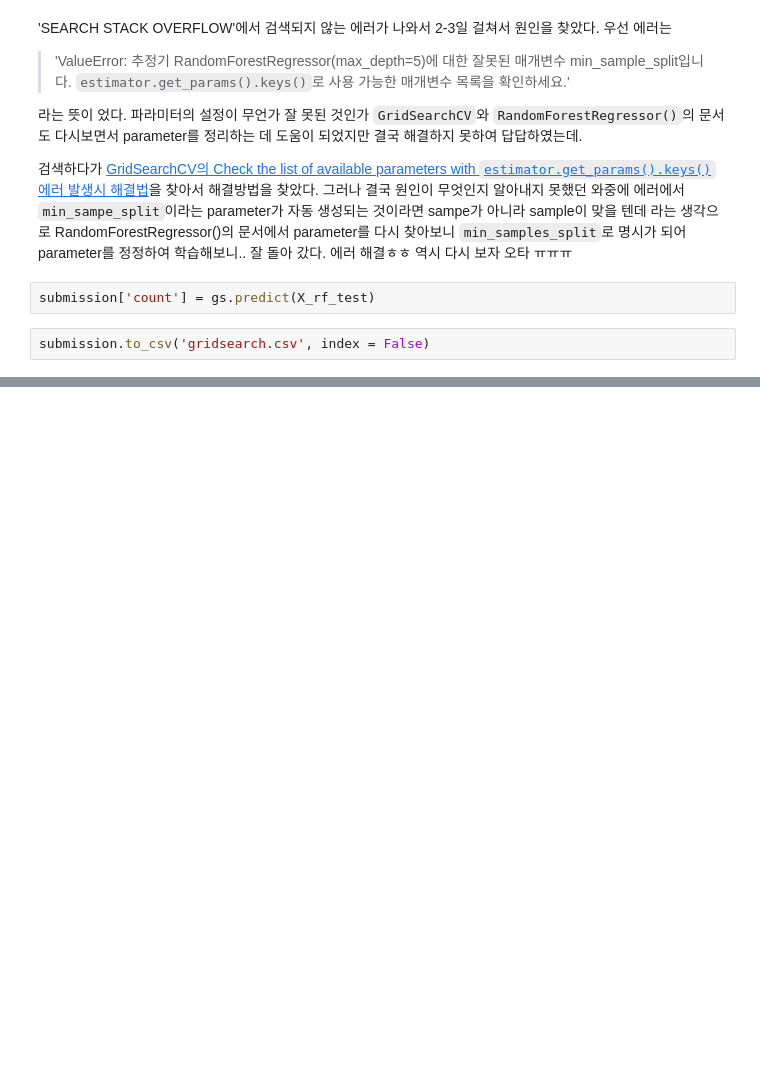
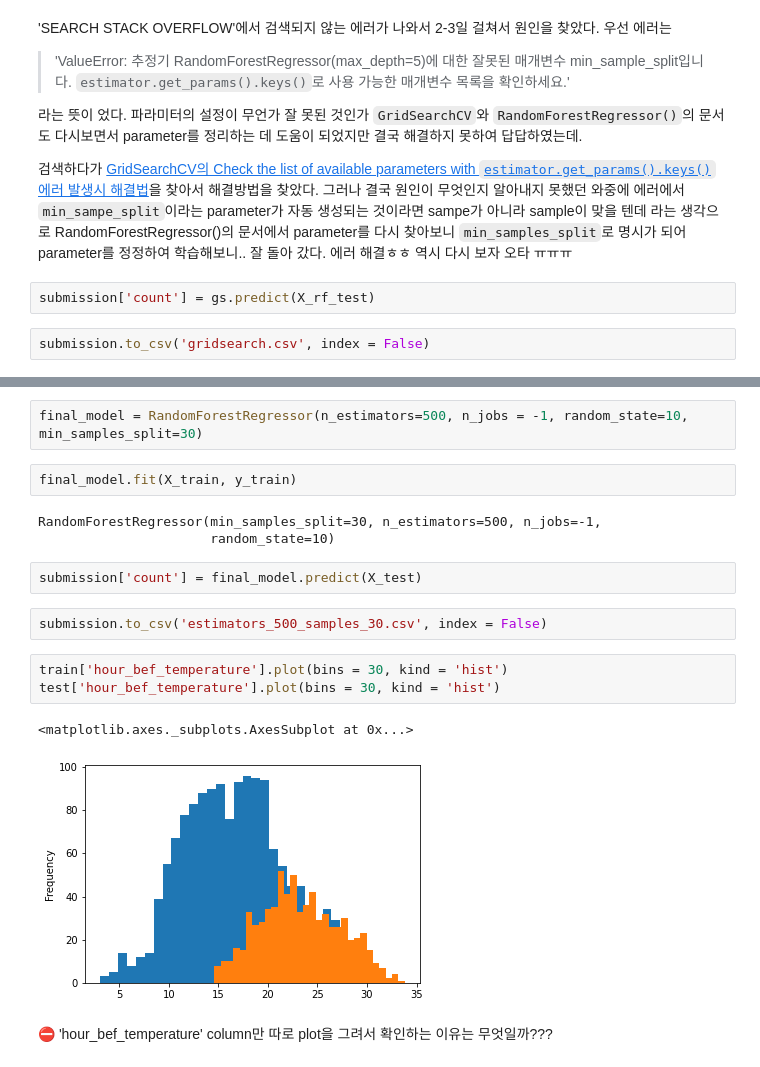
Before and after one commit to thwjd639/Data_Analysis, a Jupyter notebook: 220317 서울시 따릉이 자전거 이용 예측 AI모델 필사.ipynb, the cells around one changed output, grey strips where cells are left out. Cells and saved outputs as stored; diff of their text form; blank space fills up the shorter version.

```diff
--- a/220317 서울시 따릉이 자전거 이용 예측 AI모델 필사.ipynb
+++ b/220317 서울시 따릉이 자전거 이용 예측 AI모델 필사.ipynb
@@ -654,0 +864,19 @@ GridSearchCV 최고 정확도:-1776.4053
+# %%
+final_model = RandomForestRegressor(n_estimators=500, n_jobs = -1, random_state=10, min_samples_split=30)
+# %%
+final_model.fit(X_train, y_train)
+# %% [output]
+RandomForestRegressor(min_samples_split=30, n_estimators=500, n_jobs=-1,
+                      random_state=10)
+# %%
+submission['count'] = final_model.predict(X_test)
+# %%
+submission.to_csv('estimators_500_samples_30.csv', index = False)
+# %%
+train['hour_bef_temperature'].plot(bins = 30, kind = 'hist')
+test['hour_bef_temperature'].plot(bins = 30, kind = 'hist')
+# %% [output]
+<matplotlib.axes._subplots.AxesSubplot at 0x...>
+[figure, added]
+# %% [markdown]
+⛔ 'hour_bef_temperature' column만 따로 plot을 그려서 확인하는 이유는 무엇일까???
```
Also changed, not shown: parts of 73 cells of this notebook.
